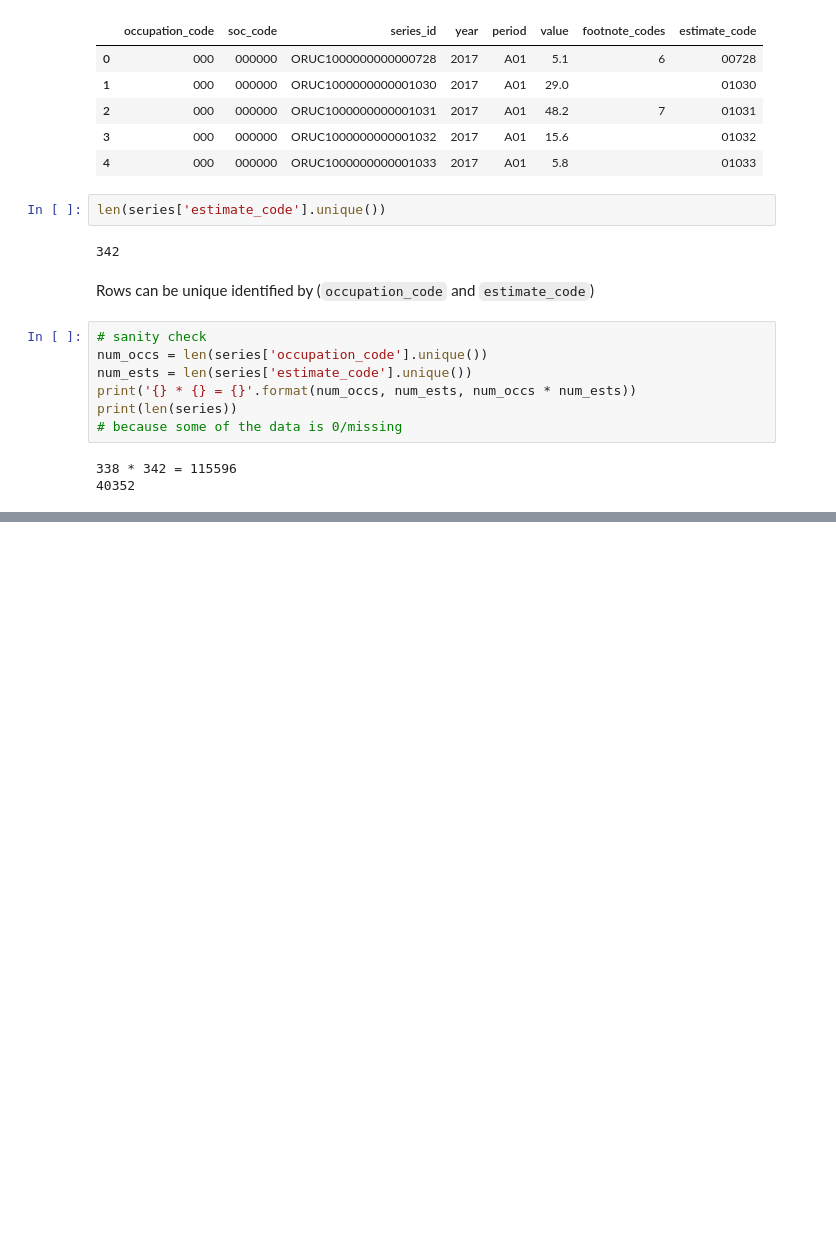
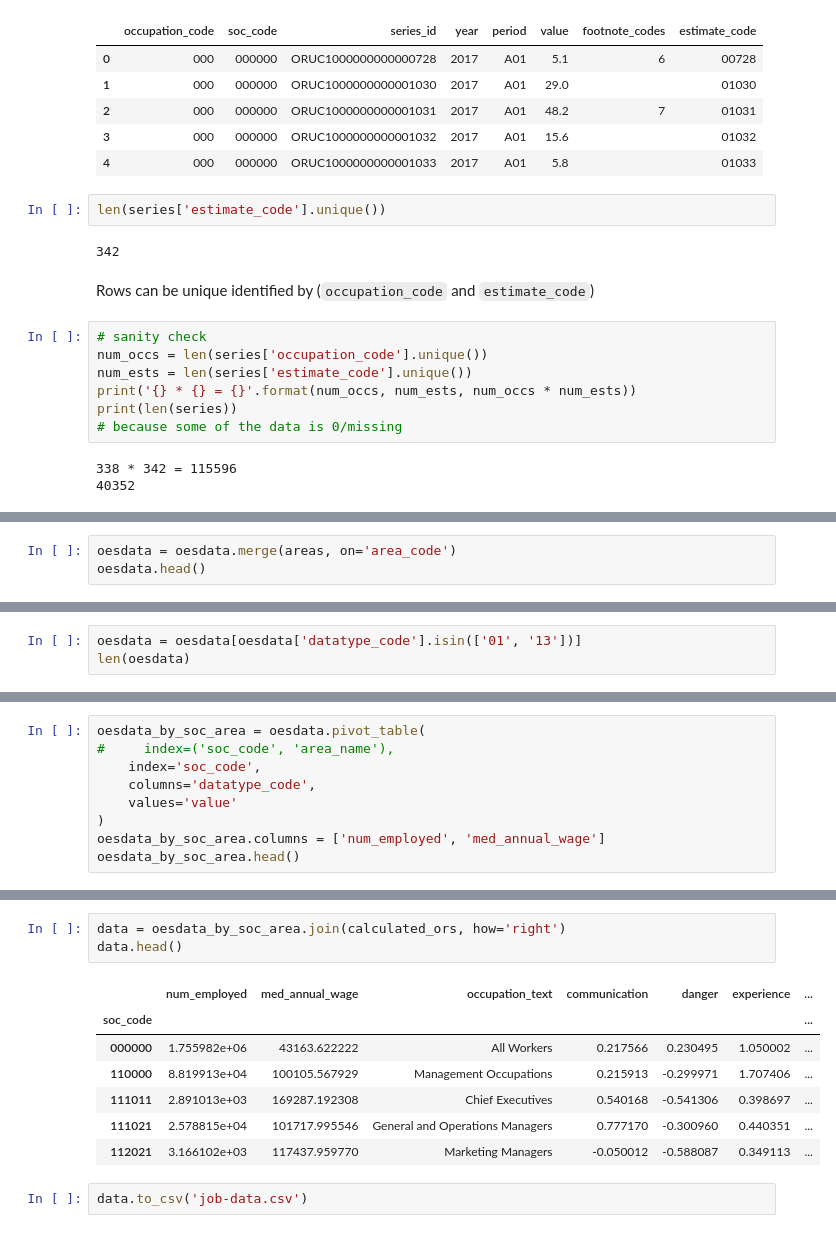
Before and after one commit to bunsenmcdubbs/bls-career-quiz, a Jupyter notebook: data_preproc.ipynb, the cells around one changed output, grey strips where cells are left out. Drawn from its saved outputs; the diff is of its cells as text; blank space fills up the shorter version.

```diff
--- a/data_preproc.ipynb
+++ b/data_preproc.ipynb
@@ -132,0 +207,3 @@ data.to_csv('ordata-processed.csv')
+# %%
+oesdata = oesdata.merge(areas, on='area_code')
+oesdata.head()
@@ -132,0 +239,3 @@ data.to_csv('ordata-processed.csv')
+# %%
+oesdata = oesdata[oesdata['datatype_code'].isin(['01', '13'])]
+len(oesdata)
@@ -132,0 +244,9 @@ data.to_csv('ordata-processed.csv')
+# %%
+oesdata_by_soc_area = oesdata.pivot_table(
+#     index=('soc_code', 'area_name'),
+    index='soc_code',
+    columns='datatype_code',
+    values='value'
+)
+oesdata_by_soc_area.columns = ['num_employed', 'med_annual_wage']
+oesdata_by_soc_area.head()
@@ -132,0 +289,13 @@ data.to_csv('ordata-processed.csv')
+# %%
+data = oesdata_by_soc_area.join(calculated_ors, how='right')
+data.head()
+# %% [output]
+|  | num_employed | med_annual_wage | occupation_text | communication | danger | experience | ... |
+| soc_code |  |  |  |  |  |  | ... |
+| 000000 | 1.755982e+06 | 43163.622222 | All Workers | 0.217566 | 0.230495 | 1.050002 | ... |
+| 110000 | 8.819913e+04 | 100105.567929 | Management Occupations | 0.215913 | -0.299971 | 1.707406 | ... |
+| 111011 | 2.891013e+03 | 169287.192308 | Chief Executives | 0.540168 | -0.541306 | 0.398697 | ... |
+| 111021 | 2.578815e+04 | 101717.995546 | General and Operations Managers | 0.777170 | -0.300960 | 0.440351 | ... |
+| 112021 | 3.166102e+03 | 117437.959770 | Marketing Managers | -0.050012 | -0.588087 | 0.349113 | ... |
+# %%
+data.to_csv('job-data.csv')
```
Also changed, not shown: parts of 22 cells of this notebook, 9 other files.
